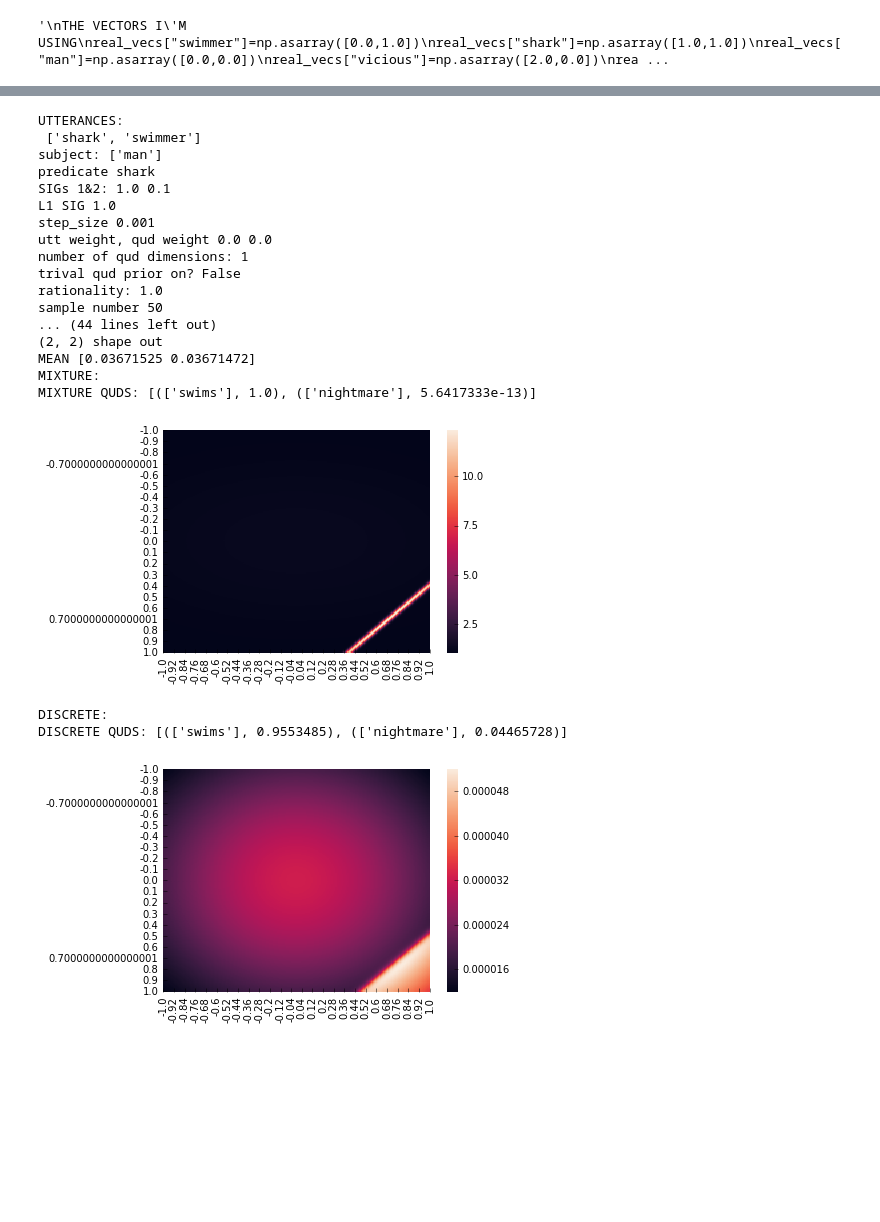
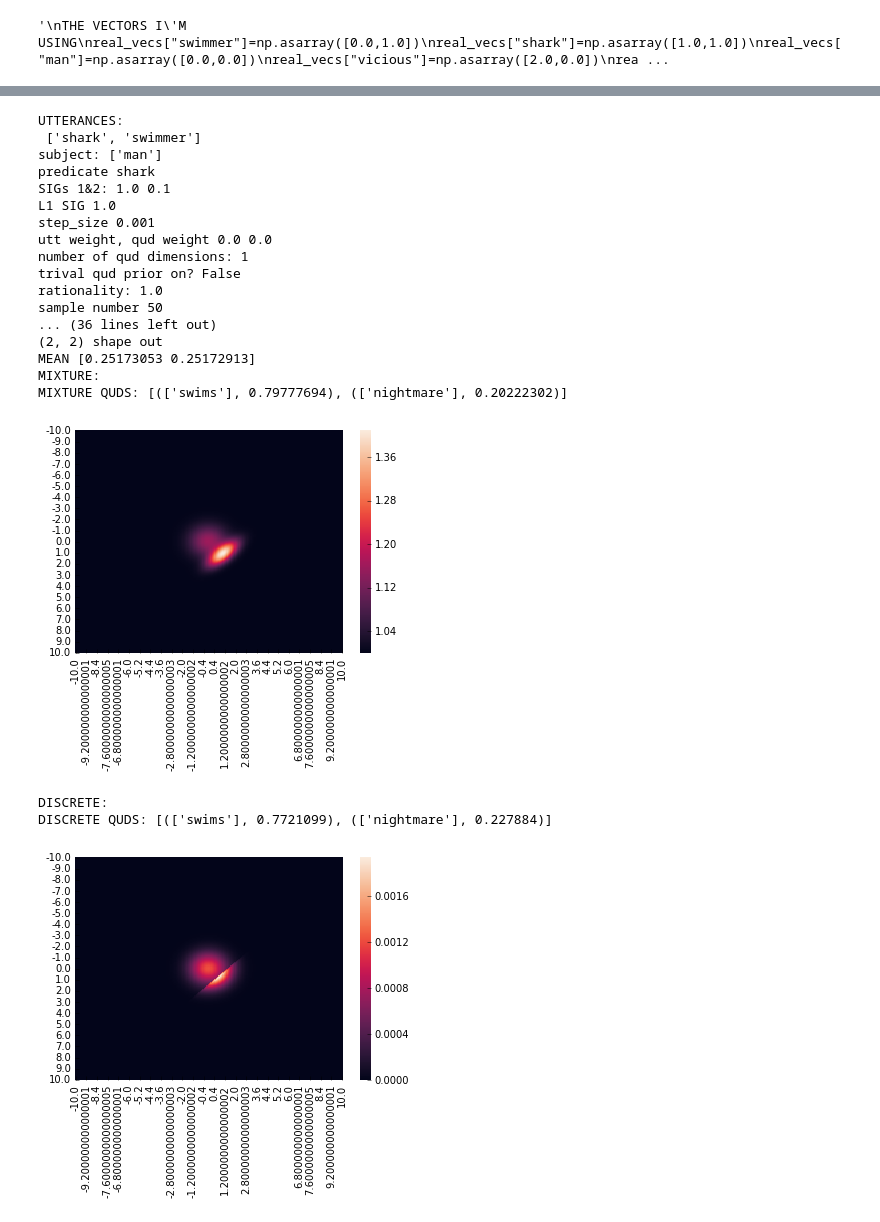
Before and after one commit to reubenharry/Distributional-RSA, a Jupyter notebook: minimal_case.ipynb, the cells around one changed output, grey strips where cells are left out. Drawn from its saved outputs; the diff is of its cells as text; code cells hidden in the pictures; blank space fills up the shorter version.

```diff
--- a/minimal_case.ipynb
+++ b/minimal_case.ipynb
@@ -143,35 +143,35 @@ DISCRETE QUDS: [(['swims'], 0.69144684), (['vicious'], 0.30855486)]
 # %%
-hm_mix,quds_mix = titrate(size=100,amount=0.01,l1_sig1=1.0,subj="man",quds=['nightmare','swims'],possible_utterances=["shark","swimmer"],pred='shark',only_trivial=False,just_s1=False,just_l0=False,sig1=1.0,sig2=0.1,mixture_variational=True,discrete=False)
-hm_disc,quds_disc = titrate(size=100,amount=0.01,l1_sig1=1.0,subj="man",quds=['nightmare','swims'],possible_utterances=["shark","swimmer"],pred='shark',only_trivial=False,just_s1=False,just_l0=False,sig1=1.0,sig2=0.1,mixture_variational=False,discrete=True)
+hm_mix,quds_mix = titrate(size=100,amount=0.1,l1_sig1=1.0,subj="man",quds=['nightmare','swims'],possible_utterances=["shark","swimmer"],pred='shark',only_trivial=False,just_s1=False,just_l0=False,sig1=1.0,sig2=0.1,mixture_variational=True,discrete=False)
+hm_disc,quds_disc = titrate(size=100,amount=0.1,l1_sig1=1.0,subj="man",quds=['nightmare','swims'],possible_utterances=["shark","swimmer"],pred='shark',only_trivial=False,just_s1=False,just_l0=False,sig1=1.0,sig2=0.1,mixture_variational=False,discrete=True)
 
 print("MIXTURE:")
 seaborn.heatmap(hm_mix)
 print("MIXTURE QUDS:",quds_mix)
 plt.show()
 print("DISCRETE:")
 seaborn.heatmap(hm_disc)
 print("DISCRETE QUDS:",quds_disc)
 plt.show()
 # %% [output]
 UTTERANCES:
  ['shark', 'swimmer']
 subject: ['man']
 predicate shark
 SIGs 1&2: 1.0 0.1
 L1 SIG 1.0
 step_size 0.001
 utt weight, qud weight 0.0 0.0
 number of qud dimensions: 1
 trival qud prior on? False
 rationality: 1.0
 sample number 50
-... (44 lines left out)
+... (36 lines left out)
 (2, 2) shape out
-MEAN [0.03671525 0.03671472]
+MEAN [0.25173053 0.25172913]
 MIXTURE:
-MIXTURE QUDS: [(['swims'], 1.0), (['nightmare'], 5.6417333e-13)]
+MIXTURE QUDS: [(['swims'], 0.79777694), (['nightmare'], 0.20222302)]
-[figure, old version]
+[figure, new version]
 DISCRETE:
-DISCRETE QUDS: [(['swims'], 0.9553485), (['nightmare'], 0.04465728)]
+DISCRETE QUDS: [(['swims'], 0.7721099), (['nightmare'], 0.227884)]
-[figure, old version]
+[figure, new version]
 # %%
```
Also changed, not shown: parts of 7 cells of this notebook, 6 other files.
